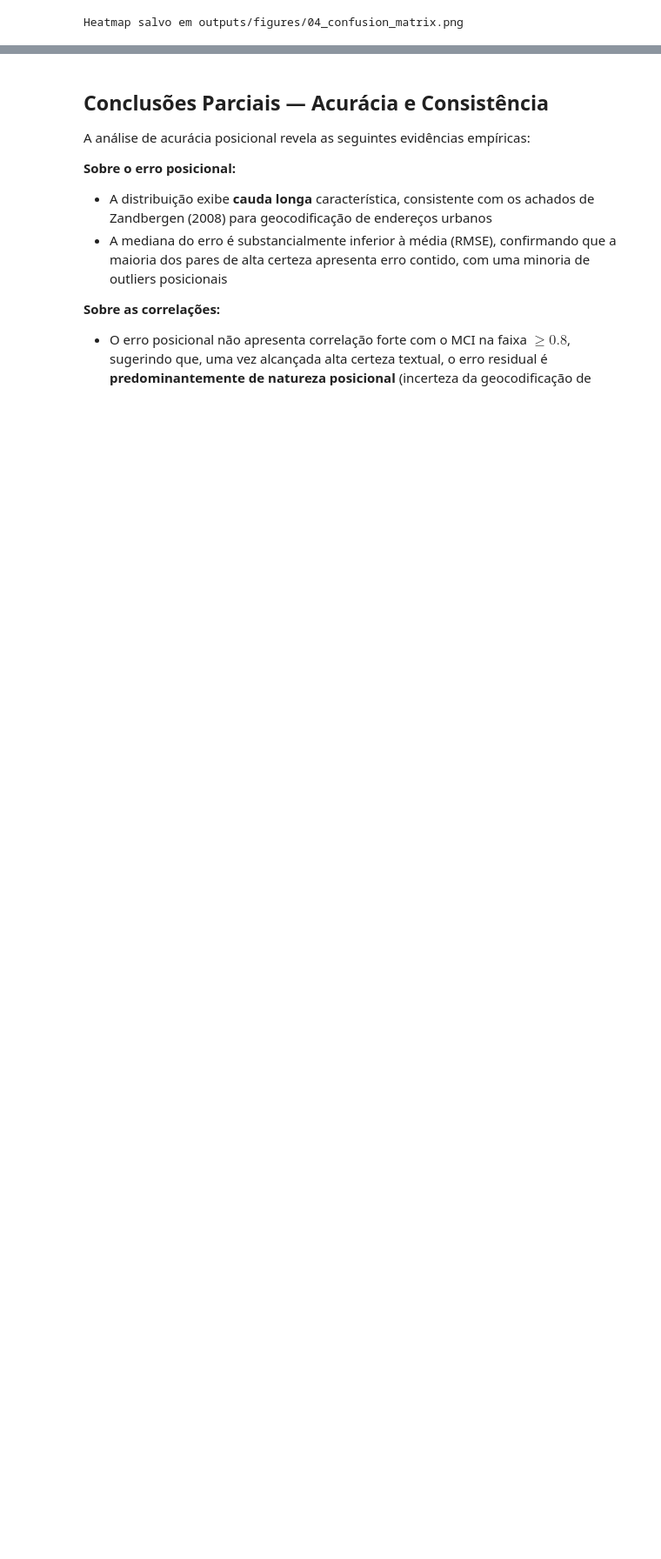
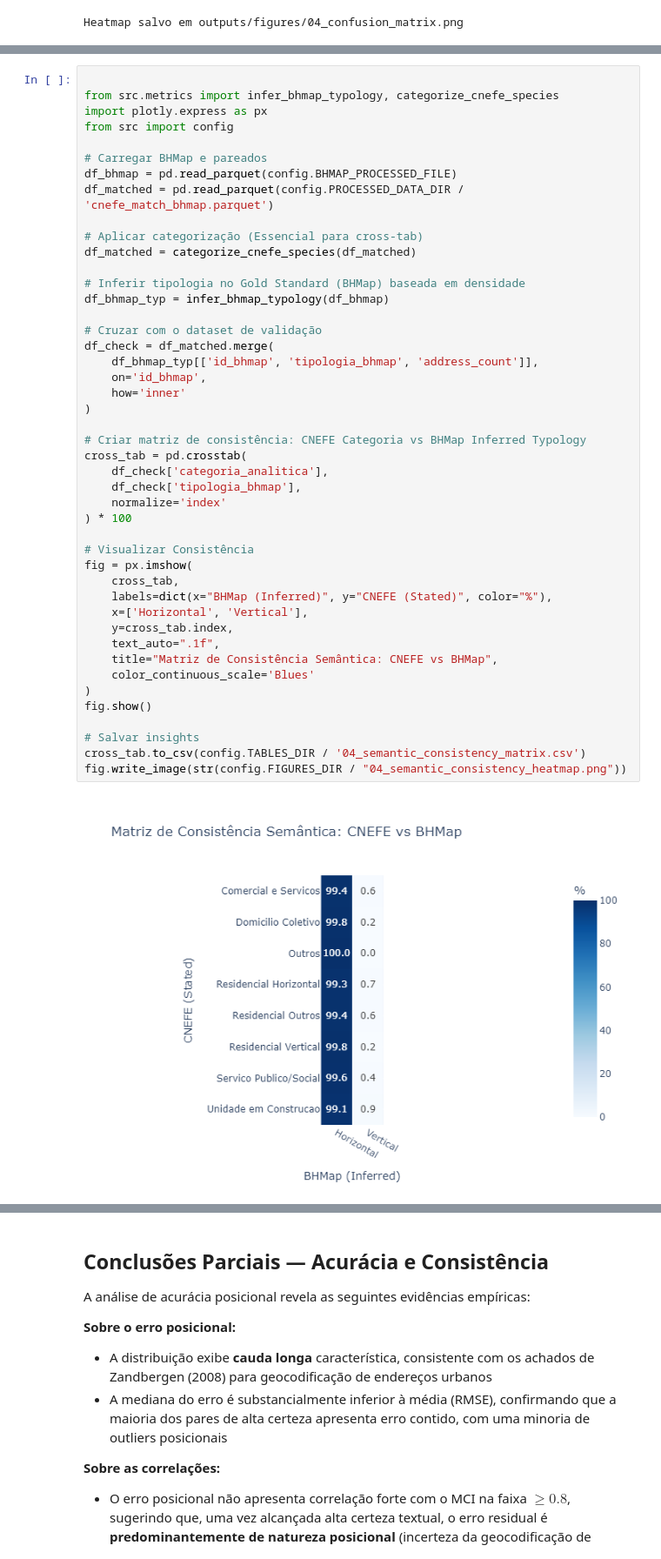
Before and after one commit to mcatrinque/geocoding-quality-analysis, a Jupyter notebook: notebooks/04_quality_and_accuracy.ipynb, the cells around one changed output, grey strips where cells are left out. Shown at 87% size. Drawn from its saved outputs; the diff is of its cells as text; blank space fills up the shorter version.

```diff
--- a/notebooks/04_quality_and_accuracy.ipynb
+++ b/notebooks/04_quality_and_accuracy.ipynb
@@ -205,0 +286,47 @@ Heatmap salvo em outputs/figures/04_confusion_matrix.png
+# %%
+
+from src.metrics import infer_bhmap_typology, categorize_cnefe_species
+import plotly.express as px
+from src import config
+
+# Carregar BHMap e pareados
+df_bhmap = pd.read_parquet(config.BHMAP_PROCESSED_FILE)
+df_matched = pd.read_parquet(config.PROCESSED_DATA_DIR / 'cnefe_match_bhmap.parquet')
+
+# Aplicar categorização (Essencial para cross-tab)
+df_matched = categorize_cnefe_species(df_matched)
+
+# Inferir tipologia no Gold Standard (BHMap) baseada em densidade
+df_bhmap_typ = infer_bhmap_typology(df_bhmap)
+
+# Cruzar com o dataset de validação
+df_check = df_matched.merge(
+    df_bhmap_typ[['id_bhmap', 'tipologia_bhmap', 'address_count']],
+    on='id_bhmap',
+    how='inner'
+)
+
+# Criar matriz de consistência: CNEFE Categoria vs BHMap Inferred Typology
+cross_tab = pd.crosstab(
+    df_check['categoria_analitica'],
+    df_check['tipologia_bhmap'],
+    normalize='index'
+) * 100
+
+# Visualizar Consistência
+fig = px.imshow(
+    cross_tab,
+    labels=dict(x="BHMap (Inferred)", y="CNEFE (Stated)", color="%"),
+    x=['Horizontal', 'Vertical'],
+    y=cross_tab.index,
+    text_auto=".1f",
+    title="Matriz de Consistência Semântica: CNEFE vs BHMap",
+    color_continuous_scale='Blues'
+)
+fig.show()
+
+# Salvar insights
+cross_tab.to_csv(config.TABLES_DIR / '04_semantic_consistency_matrix.csv')
+fig.write_image(str(config.FIGURES_DIR / "04_semantic_consistency_heatmap.png"))
+# %% [output]
+[figure, added]
```
Also changed, not shown: parts of 8 cells of this notebook, 11 other files.
